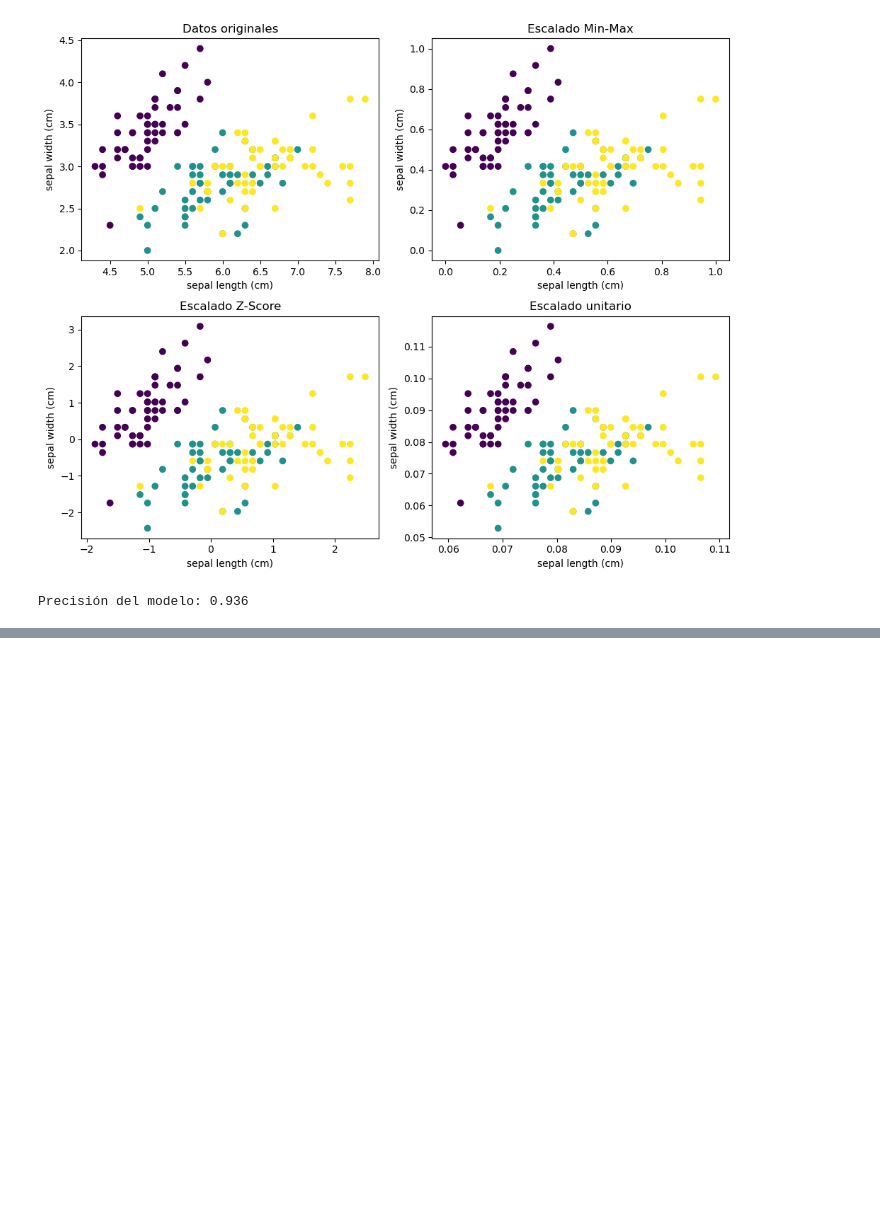
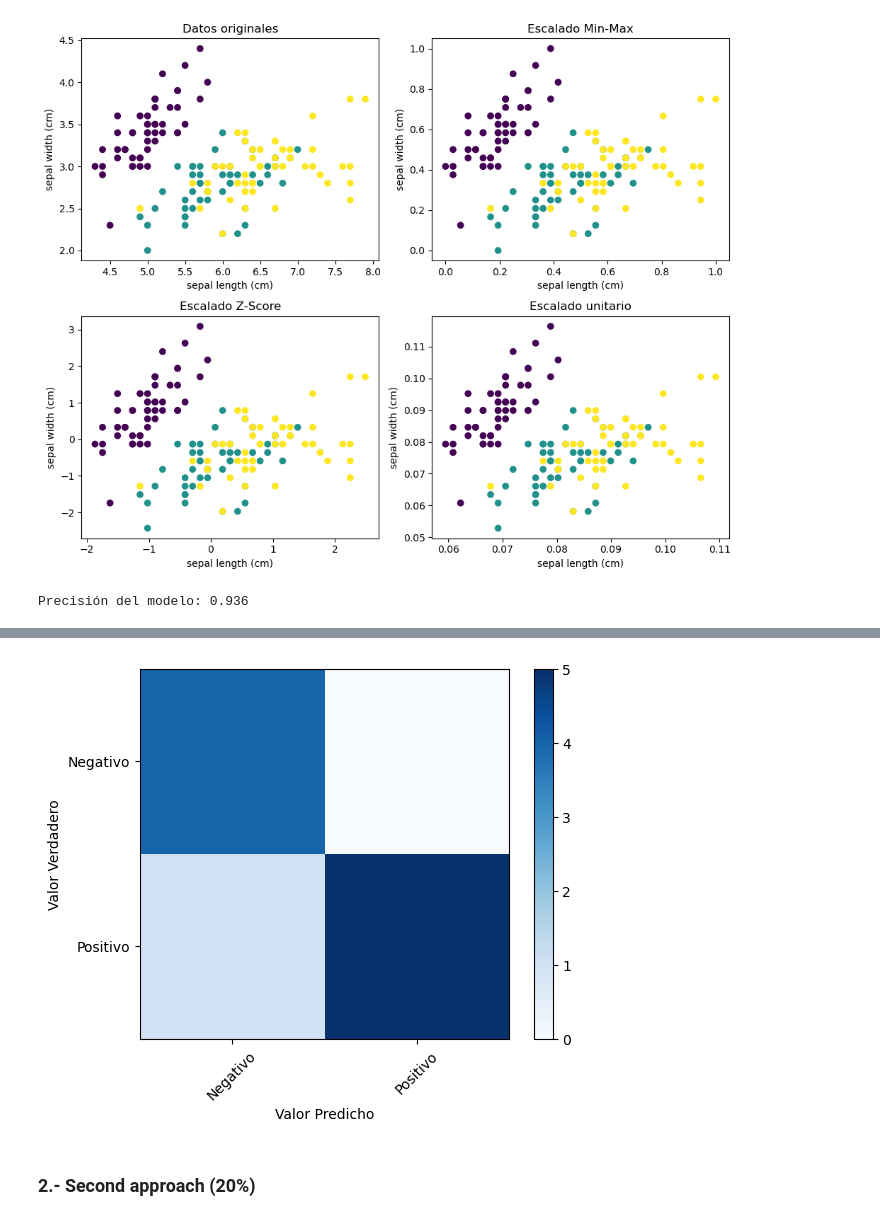
Before and after one commit to miguelrojas1990/Metodos-Estadisticos-Multivariados, a Jupyter notebook: Examen_2_parte_1.ipynb, the cells around one changed output, grey strips where cells are left out. Cells and saved outputs as stored; diff of their text form; code cells hidden in the pictures; blank space fills up the shorter version.

```diff
--- a/Examen_2_parte_1.ipynb
+++ b/Examen_2_parte_1.ipynb
@@ -223,0 +424,21 @@ Precisión del modelo: 0.936
+# %%
+# Valores de verdad y predicción
+y_true = [0, 0, 1, 1, 1, 0, 0, 1, 1, 1]
+y_pred = [0, 0, 1, 1, 0, 0, 0, 1, 1, 1]
+
+# Crear matriz de confusión
+cm = confusion_matrix(y_true, y_pred)
+
+# Crear gráfico de matriz de confusión
+plt.imshow(cm, interpolation='nearest', cmap=plt.cm.Blues)
+plt.colorbar()
+tick_marks = np.arange(len(cm))
+plt.xticks(tick_marks, ['Negativo', 'Positivo'], rotation=45)
+plt.yticks(tick_marks, ['Negativo', 'Positivo'])
+plt.xlabel('Valor Predicho')
+plt.ylabel('Valor Verdadero')
+plt.show()
+# %% [output]
+[figure, added]
+# %% [markdown]
+### 2.- Second approach (20%)
```
Also changed, not shown: parts of 25 cells of this notebook, 3 other files.
